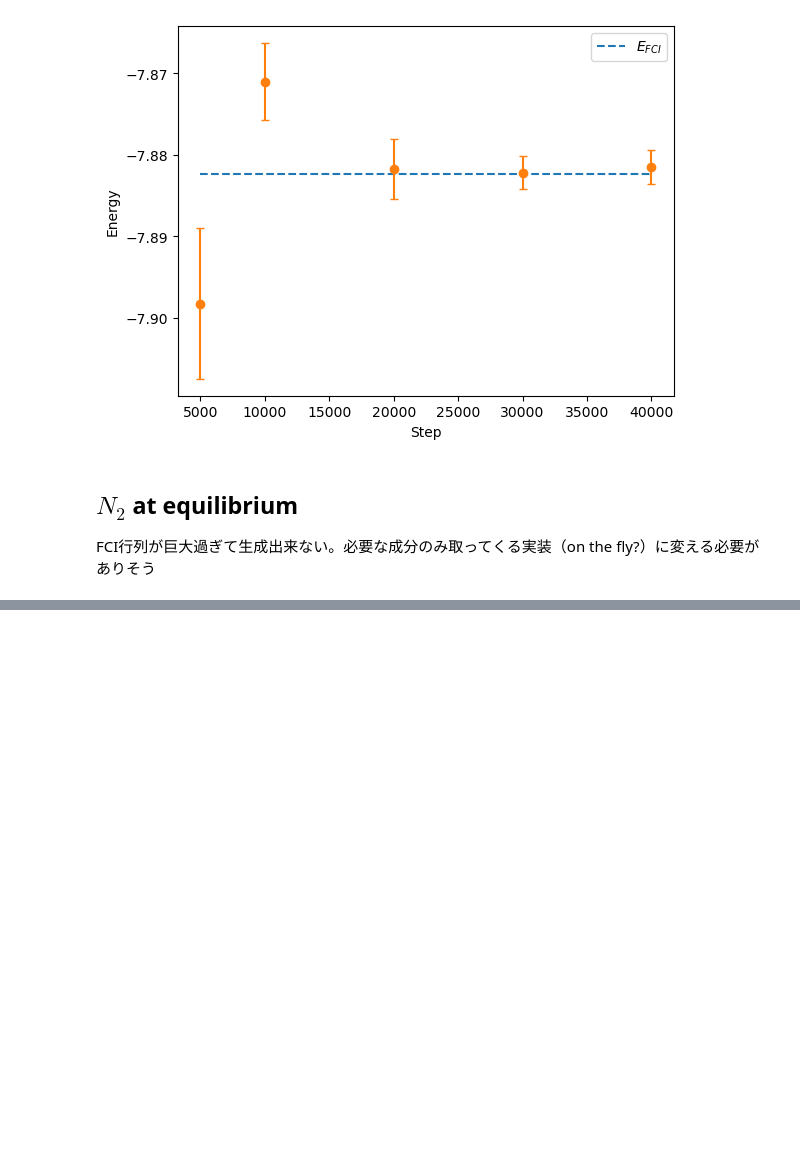
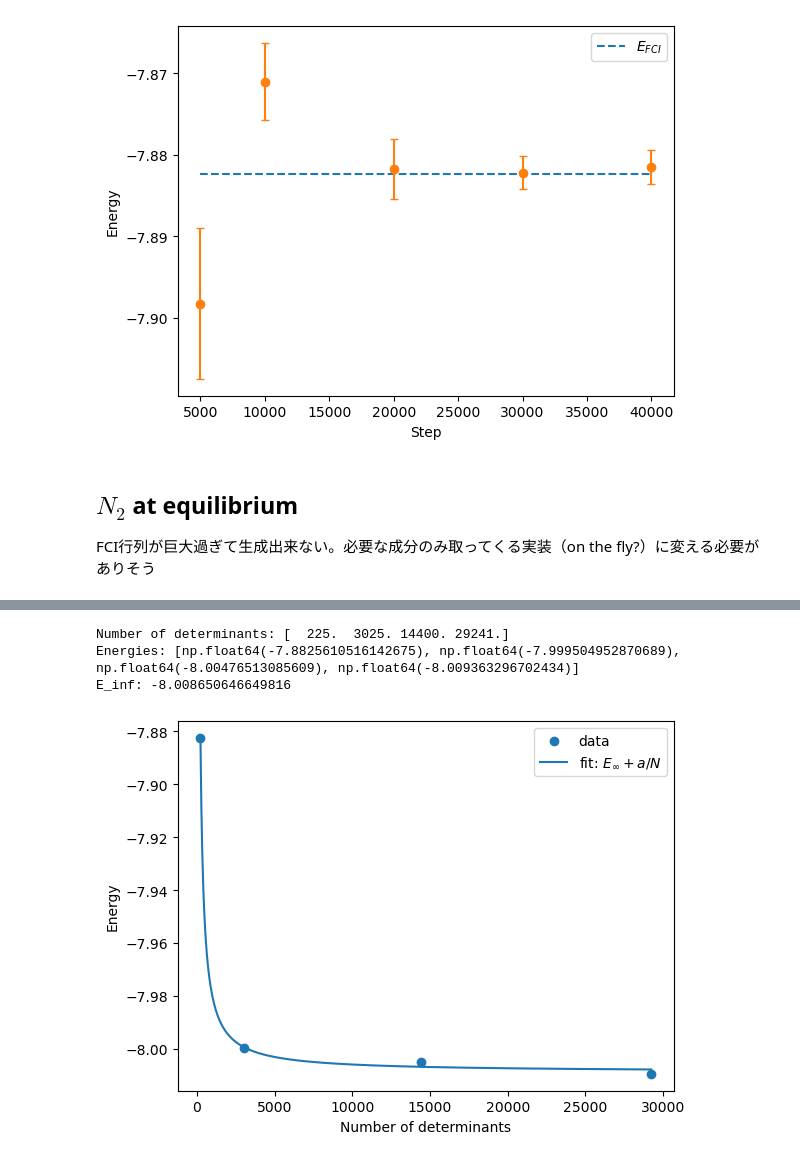
Before and after one commit to harada4atsushi/SeniorThesis, a Jupyter notebook: FCIQMC.ipynb, the cells around one changed output, grey strips where cells are left out. Drawn from its saved outputs; the diff is of its cells as text; code cells hidden in the pictures; blank space fills up the shorter version.

```diff
--- a/FCIQMC.ipynb
+++ b/FCIQMC.ipynb
@@ -812,0 +926,28 @@ plot_result(E_fci, E_HF, hist_population, hist_shift, hist_energy)
+# %%
+from pyscf import gto
+
+mol_1 = gto.M(atom='Li 0 0 0; H 0 0 1.6', basis='sto-3g', verbose=0)
+mol_2 = gto.M(atom='Li 0 0 0; H 0 0 1.6', basis='6-31g', verbose=0)
+mol_3 = gto.M(atom='Li 0 0 0; H 0 0 1.6', basis='6-31g(d)', verbose=0)
+mol_4 = gto.M(atom='Li 0 0 0; H 0 0 1.6', basis='6-31g(d,p)', verbose=0)
+mols = [mol_1, mol_2, mol_3, mol_4]
+
+n_steps = 40000
+E = []
+sd = []
+N_det = np.zeros(len(mols))
+
+for i, mol in enumerate(mols):
+    print(f"Starting FCIQMC with the {mol.basis} basis set.")
+
+    # determinantの数だけ欲しいが、molからは得られなかったので、
+    # 冗長ではあるが、FCI Hamiltonianを生成して、行列の次元数を参照する
+    H_mat, _, _ = build_hamiltonian(mol)
+
+    E_est, E_sd, E_fci, E_HF, avg_shift, hist_population, hist_shift, hist_energy = \
+        FCIQMC(mol, shift=0.7, init_n_walker=3, n_steps=n_steps, n_prod=n_steps//4, step_starting_shift_upd=n_steps//4, debug=False)
+    E.append(E_est)
+    sd.append(E_sd)
+    N_det[i] = H_mat.shape[0]
+
+print("All FCIQMC calculations have completed.")
@@ -812,0 +961,13 @@ plot_result(E_fci, E_HF, hist_population, hist_shift, hist_energy)
+# %%
+_, E_inf, fn = inverse_fit(N_det, E)
+
+print(f"\nNumber of determinants: {N_det}")
+print(f"Energies: {E}")
+print(f"E_inf: {E_inf}")
+
+plot_extrapolation_to_inf_det(N_det, E, fn)
+# %% [output]
+Number of determinants: [  225.  3025. 14400. 29241.]
+Energies: [np.float64(-7.8825610516142675), np.float64(-7.999504952870689), np.float64(-8.00476513085609), np.float64(-8.009363296702434)]
+E_inf: -8.008650646649816
+[figure, added]
```
Also changed, not shown: parts of 13 cells of this notebook.
